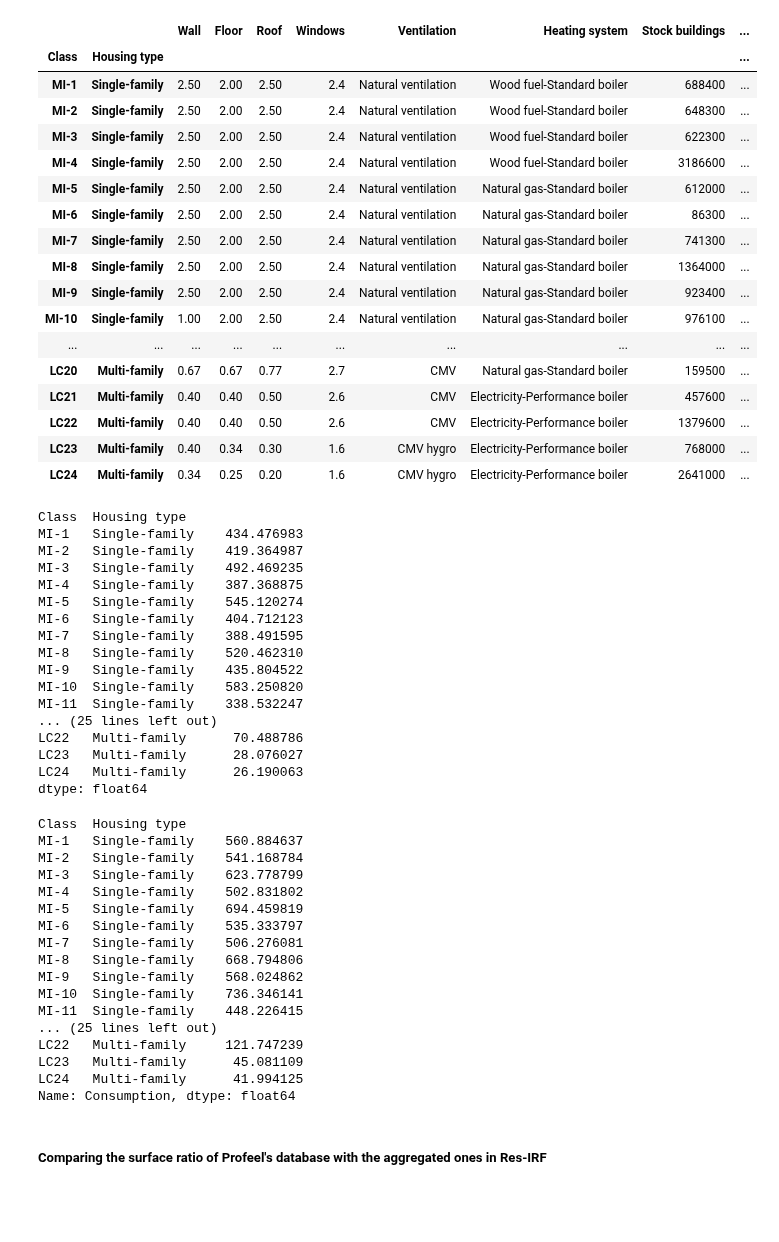
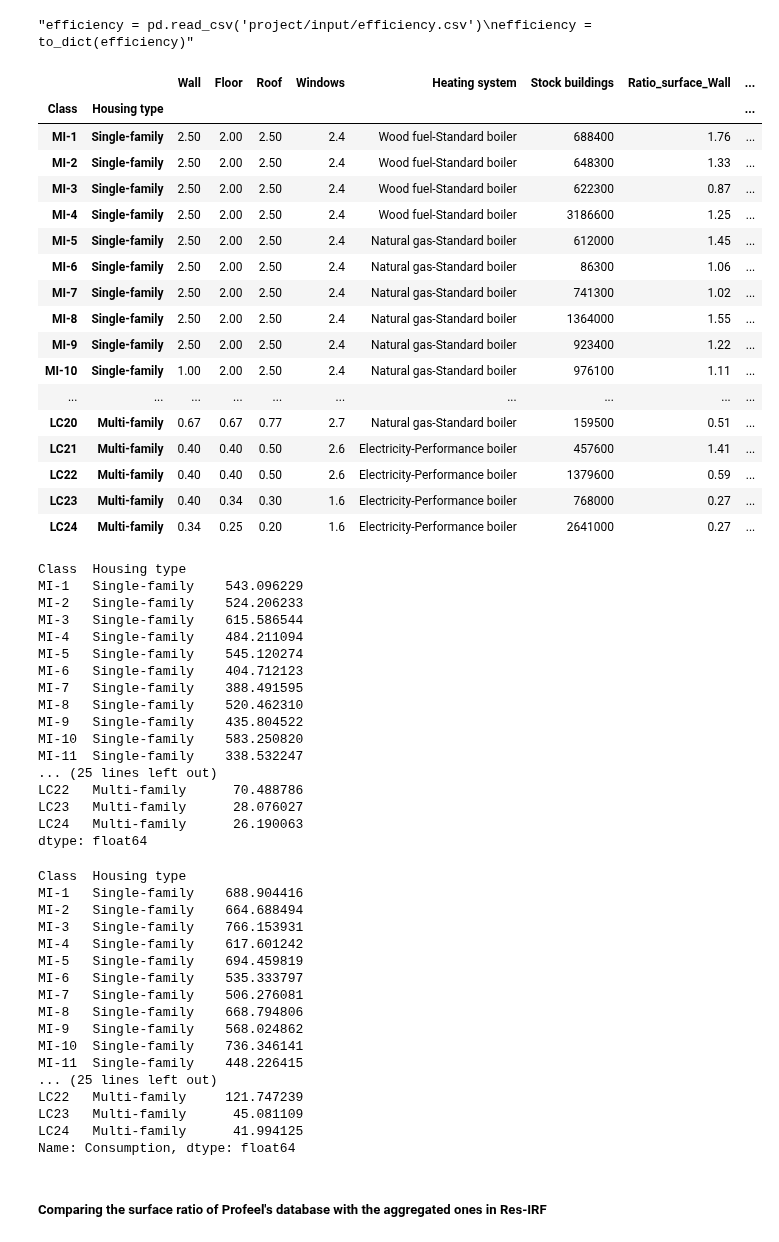
Before and after one commit to CIRED/Res-IRF4, a Jupyter notebook: project/analysis/preprocessing/building_stock/profeel/profeel_epc_estimation.ipynb, the cells around one changed output. Drawn from its saved outputs; the diff is of its cells as text; code cells hidden in the pictures; blank space fills up the shorter version.

Commit message:
In progress profeel energy need estimation validation

```diff
--- a/project/analysis/preprocessing/building_stock/profeel/profeel_epc_estimation.ipynb
+++ b/project/analysis/preprocessing/building_stock/profeel/profeel_epc_estimation.ipynb
@@ -5,6 +8,5 @@ import pandas as pd
 # %%
-buildings = pd.read_csv('building_stock_profeel.csv', index_col=['Class', 'Housing type'])
-ratio_surface = pd.read_csv('ratio_surface_profeel.csv', index_col=['Class', 'Housing type'])
-ratio_surface = ratio_surface.loc[:,'Ratio_surface_Wall':]
+buildings = pd.read_csv('building_stock_profeel_detailed.csv', index_col=['Class', 'Housing type'])
+buildings = buildings[buildings['Heating system'] != 'RCU']
+ratio_surface = buildings.loc[:,'Ratio_surface_Wall':'Ratio_surface_Window']
 ratio_surface = ratio_surface.rename(columns={'Ratio_surface_Floor': "Floor", 'Ratio_surface_Wall': "Wall", 'Ratio_surface_Roof': "Roof", 'Ratio_surface_Window': "Windows"})
-buildings
@@ -30,32 +13,38 @@ buildings
+# %%
+'''efficiency = pd.read_csv('project/input/efficiency.csv')
+efficiency = to_dict(efficiency)'''
+# %% [output]
+"efficiency = pd.read_csv('project/input/efficiency.csv')\nefficiency = to_dict(efficiency)"
 # %%
 efficiency = {'Electricity-Performance boiler': 0.95,
            'Natural gas-Standard boiler': 0.6,
           'Natural gas-Performance boiler': 0.76,
-              'Wood fuel-Standard boiler': 0.75
+              'Wood fuel-Standard boiler': 0.6
            }
 
-efficiency = buildings['Heating system'].replace(efficiency).set_axis(buildings.index)
-buildings = pd.concat((buildings, efficiency.rename('Efficiency')), axis=1)
+
+heating_eff = buildings['Heating system'].replace(efficiency).set_axis(buildings.index)
+buildings = pd.concat((buildings, heating_eff.rename('Efficiency')), axis=1)
 buildings
 # %% [output]
-|  |  | Wall | Floor | Roof | Windows | Ventilation | Heating system | Stock buildings | ... |
+|  |  | Wall | Floor | Roof | Windows | Heating system | Stock buildings | Ratio_surface_Wall | ... |
 | Class | Housing type |  |  |  |  |  |  |  | ... |
-| MI-1 | Single-family | 2.50 | 2.00 | 2.50 | 2.4 | Natural ventilation | Wood fuel-Standard boiler | 688400 | ... |
-| MI-2 | Single-family | 2.50 | 2.00 | 2.50 | 2.4 | Natural ventilation | Wood fuel-Standard boiler | 648300 | ... |
-| MI-3 | Single-family | 2.50 | 2.00 | 2.50 | 2.4 | Natural ventilation | Wood fuel-Standard boiler | 622300 | ... |
-| MI-4 | Single-family | 2.50 | 2.00 | 2.50 | 2.4 | Natural ventilation | Wood fuel-Standard boiler | 3186600 | ... |
-| MI-5 | Single-family | 2.50 | 2.00 | 2.50 | 2.4 | Natural ventilation | Natural gas-Standard boiler | 612000 | ... |
-| MI-6 | Single-family | 2.50 | 2.00 | 2.50 | 2.4 | Natural ventilation | Natural gas-Standard boiler | 86300 | ... |
-| MI-7 | Single-family | 2.50 | 2.00 | 2.50 | 2.4 | Natural ventilation | Natural gas-Standard boiler | 741300 | ... |
-| MI-8 | Single-family | 2.50 | 2.00 | 2.50 | 2.4 | Natural ventilation | Natural gas-Standard boiler | 1364000 | ... |
-| MI-9 | Single-family | 2.50 | 2.00 | 2.50 | 2.4 | Natural ventilation | Natural gas-Standard boiler | 923400 | ... |
-| MI-10 | Single-family | 1.00 | 2.00 | 2.50 | 2.4 | Natural ventilation | Natural gas-Standard boiler | 976100 | ... |
+| MI-1 | Single-family | 2.50 | 2.00 | 2.50 | 2.4 | Wood fuel-Standard boiler | 688400 | 1.76 | ... |
+| MI-2 | Single-family | 2.50 | 2.00 | 2.50 | 2.4 | Wood fuel-Standard boiler | 648300 | 1.33 | ... |
+| MI-3 | Single-family | 2.50 | 2.00 | 2.50 | 2.4 | Wood fuel-Standard boiler | 622300 | 0.87 | ... |
+| MI-4 | Single-family | 2.50 | 2.00 | 2.50 | 2.4 | Wood fuel-Standard boiler | 3186600 | 1.25 | ... |
+| MI-5 | Single-family | 2.50 | 2.00 | 2.50 | 2.4 | Natural gas-Standard boiler | 612000 | 1.45 | ... |
+| MI-6 | Single-family | 2.50 | 2.00 | 2.50 | 2.4 | Natural gas-Standard boiler | 86300 | 1.06 | ... |
+| MI-7 | Single-family | 2.50 | 2.00 | 2.50 | 2.4 | Natural gas-Standard boiler | 741300 | 1.02 | ... |
+| MI-8 | Single-family | 2.50 | 2.00 | 2.50 | 2.4 | Natural gas-Standard boiler | 1364000 | 1.55 | ... |
+| MI-9 | Single-family | 2.50 | 2.00 | 2.50 | 2.4 | Natural gas-Standard boiler | 923400 | 1.22 | ... |
+| MI-10 | Single-family | 1.00 | 2.00 | 2.50 | 2.4 | Natural gas-Standard boiler | 976100 | 1.11 | ... |
 | ... | ... | ... | ... | ... | ... | ... | ... | ... | ... |
-| LC20 | Multi-family | 0.67 | 0.67 | 0.77 | 2.7 | CMV | Natural gas-Standard boiler | 159500 | ... |
-| LC21 | Multi-family | 0.40 | 0.40 | 0.50 | 2.6 | CMV | Electricity-Performance boiler | 457600 | ... |
-| LC22 | Multi-family | 0.40 | 0.40 | 0.50 | 2.6 | CMV | Electricity-Performance boiler | 1379600 | ... |
-| LC23 | Multi-family | 0.40 | 0.34 | 0.30 | 1.6 | CMV hygro | Electricity-Performance boiler | 768000 | ... |
-| LC24 | Multi-family | 0.34 | 0.25 | 0.20 | 1.6 | CMV hygro | Electricity-Performance boiler | 2641000 | ... |
+| LC20 | Multi-family | 0.67 | 0.67 | 0.77 | 2.7 | Natural gas-Standard boiler | 159500 | 0.51 | ... |
+| LC21 | Multi-family | 0.40 | 0.40 | 0.50 | 2.6 | Electricity-Performance boiler | 457600 | 1.41 | ... |
+| LC22 | Multi-family | 0.40 | 0.40 | 0.50 | 2.6 | Electricity-Performance boiler | 1379600 | 0.59 | ... |
+| LC23 | Multi-family | 0.40 | 0.34 | 0.30 | 1.6 | Electricity-Performance boiler | 768000 | 0.27 | ... |
+| LC24 | Multi-family | 0.34 | 0.25 | 0.20 | 1.6 | Electricity-Performance boiler | 2641000 | 0.27 | ... |
 # %%
 translate = {'Natural ventilation': 'Ventilation naturelle', 'CMV': 'VMC SF auto et VMC double flux',
                      'CMV hygro': 'VMC SF hydrogérable'}
@@ -66,10 +55,10 @@ buildings['Ventilation'] = buildings['Ventilation'].replace(VENTILATION_TYPES)
 conventional_heating_final(buildings['Wall'], buildings['Floor'], buildings['Roof'], buildings['Windows'], ratio_surface, buildings['Efficiency'])
 # %% [output]
 Class  Housing type
-MI-1   Single-family    434.476983
-MI-2   Single-family    419.364987
-MI-3   Single-family    492.469235
-MI-4   Single-family    387.368875
+MI-1   Single-family    543.096229
+MI-2   Single-family    524.206233
+MI-3   Single-family    615.586544
+MI-4   Single-family    484.211094
 MI-5   Single-family    545.120274
 MI-6   Single-family    404.712123
 MI-7   Single-family    388.491595
@@ -86,10 +75,10 @@ dtype: float64
 stat_heating_consumption(buildings['Wall'], buildings['Floor'], buildings['Roof'], buildings['Windows'], buildings['Efficiency'], ratio_surface, HDD)
 # %% [output]
 Class  Housing type
-MI-1   Single-family    560.884637
-MI-2   Single-family    541.168784
-MI-3   Single-family    623.778799
-MI-4   Single-family    502.831802
+MI-1   Single-family    688.904416
+MI-2   Single-family    664.688494
+MI-3   Single-family    766.153931
+MI-4   Single-family    617.601242
 MI-5   Single-family    694.459819
 MI-6   Single-family    535.333797
 MI-7   Single-family    506.276081
```
Also changed, not shown: parts of 18 cells of this notebook, 1 other file.
